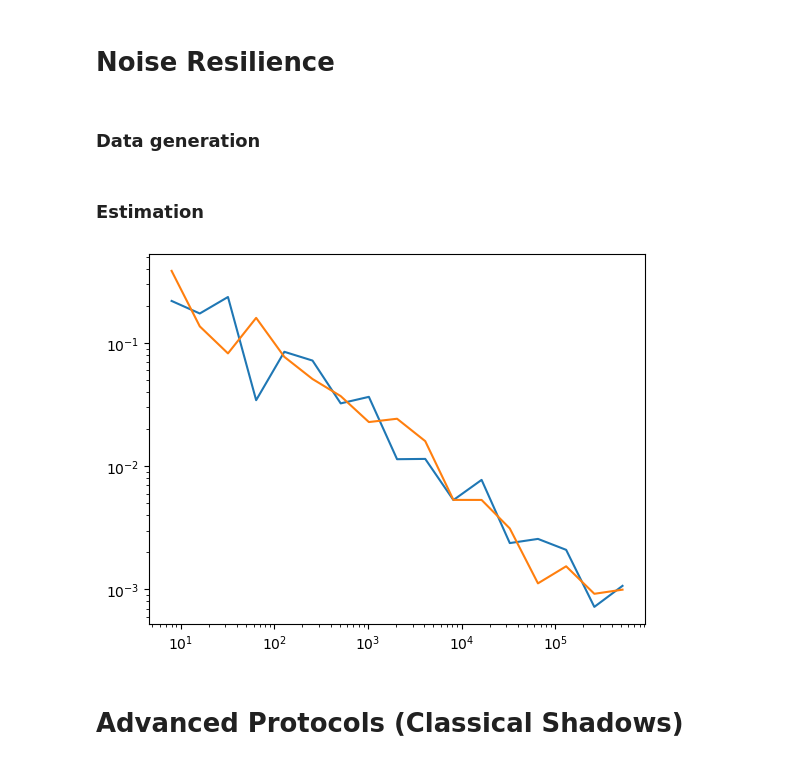
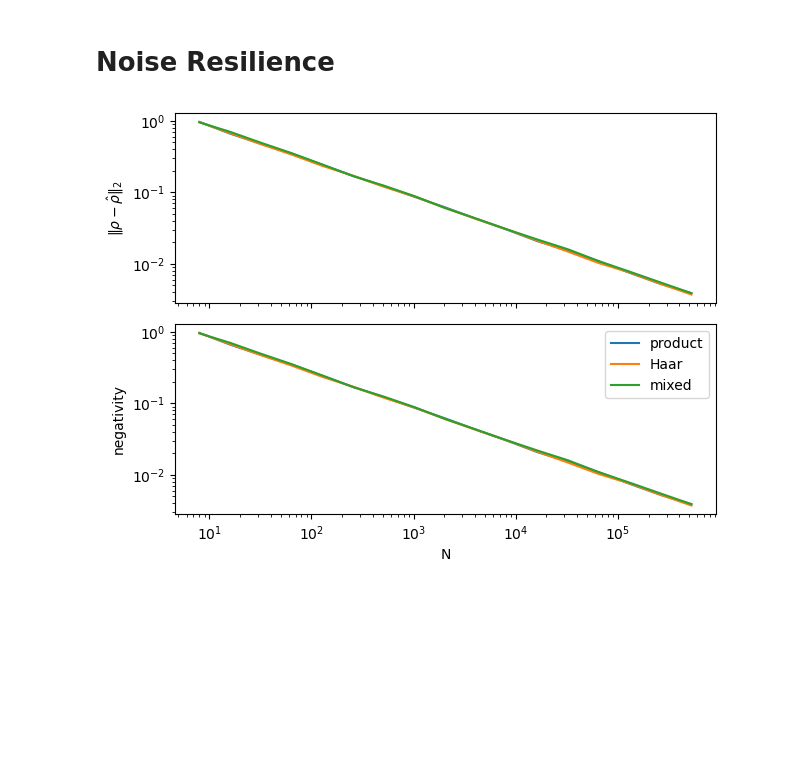
Before and after one commit to Ankit-539/QuanSToS, a Jupyter notebook: experiment.ipynb, the cells around one changed output. Cells and saved outputs as stored; diff of their text form; code cells hidden in the pictures; blank space fills up the shorter version.

Commit message:
Make negativity and fidelity plots

```diff
--- a/experiment.ipynb
+++ b/experiment.ipynb
@@ -395,6 +394,4 @@ plt.show()
 [figure]
 # %% [markdown]
 # Noise Resilience
-# %% [markdown]
-### Data generation
 # %%
@@ -422,2 +445,0 @@ for N in Ns:
-# %% [markdown]
-### Estimation
@@ -447,10 +446,33 @@ for i, N in enumerate(Ns):
 # %%
-plt.plot(Ns, haar_ns)
-plt.plot(Ns, prod_ns)
+fig, (ax1, ax2) = plt.subplots(2, sharex=True)
 
-plt.xscale('log')
-plt.yscale('log')
+# Accuracy
+for name, fs in zip(names, mean_fss):
+    ax1.plot(Ns, fs, label=name)
+
+# plt.xlabel('N')
+ax1.set_ylabel(r'$\| \rho - \hat\rho \|_2$')
+# plt.legend(loc='best')
+
+ax1.set_xscale('log')
+ax1.set_yscale('log')
+
+# Negativity
+for name, fs in zip(names, mean_fss):
+    ax2.plot(Ns, fs, label=name)
+
+ax2.set_xlabel('N')
+ax2.set_ylabel('negativity')
+
+ax2.set_xscale('log')
+ax2.set_yscale('log')
+
+plt.legend(loc='best')
+plt.tight_layout()
+
+plt.savefig('../plots/accuracy_negativity.pdf')
+
+plt.show()
+plt.close()
 # %% [output]
-[figure, old version]
+[figure, new version]
-# %% [markdown]
-# Advanced Protocols (Classical Shadows)
```
Also changed, not shown: parts of 3 cells of this notebook, 2 other files.
